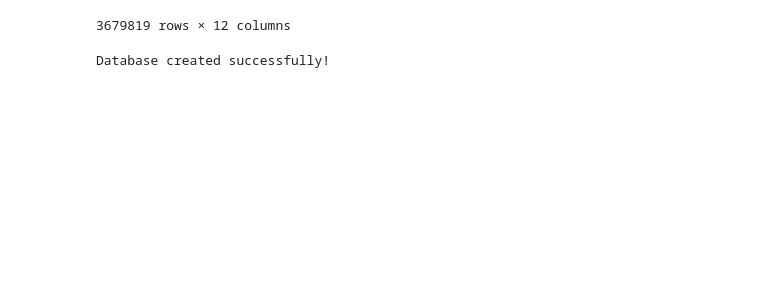
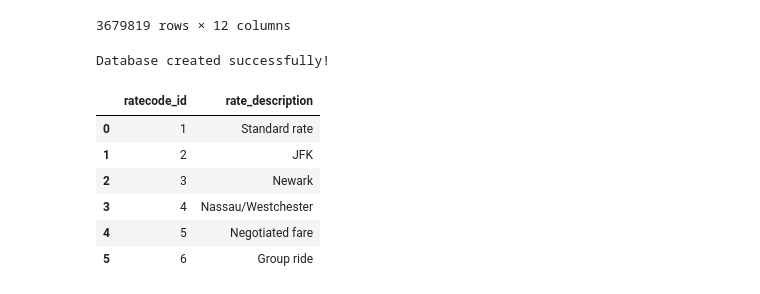
Before and after one commit to sogandghiami/Uber_taxi, a Jupyter notebook: nyc_yellow_taxi_analysis.ipynb, the cells around one changed output. Saved outputs shown, nothing was run; the diff lists cells and outputs as text; code cells hidden in the pictures; blank space fills up the shorter version.

```diff
--- a/nyc_yellow_taxi_analysis.ipynb
+++ b/nyc_yellow_taxi_analysis.ipynb
@@ -329,3 +335,17 @@ conn.close()
 print("Database created successfully!")
 # %% [output]
 Database created successfully!
+# %%
+#dim_location
+#dim_datetime
+#dim_payment
+dim_ratecode
+#fact_trip
+# %% [output]
+|  | ratecode_id | rate_description |
+| 0 | 1 | Standard rate |
+| 1 | 2 | JFK |
+| 2 | 3 | Newark |
+| 3 | 4 | Nassau/Westchester |
+| 4 | 5 | Negotiated fare |
+| 5 | 6 | Group ride |
```
Also changed, not shown: parts of 5 cells of this notebook.
